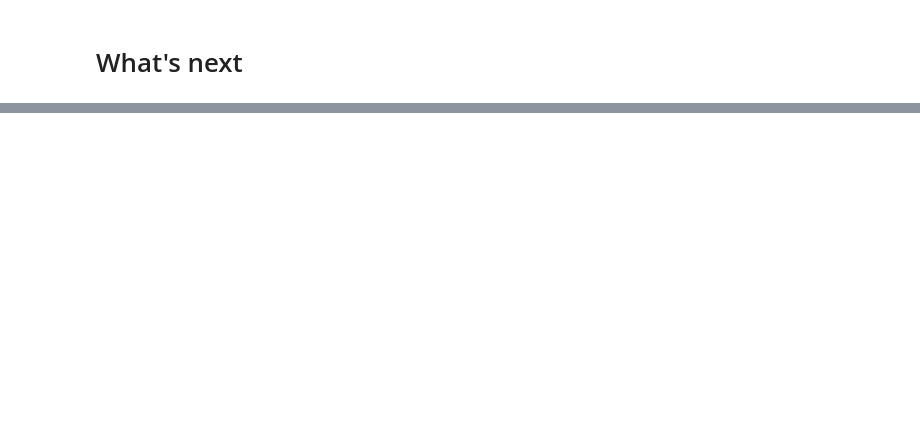
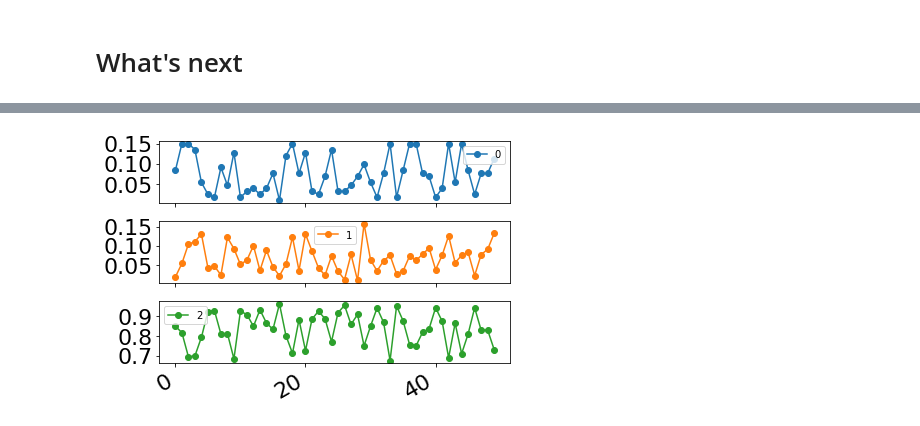
Before and after one commit to demosgill/hierarchyfitting, a Jupyter notebook: V1 - re-understanding GARCH.ipynb, the cells around one changed output, grey strips where cells are left out. Drawn from its saved outputs; the diff is of its cells as text; code cells hidden in the pictures; blank space fills up the shorter version.

```diff
--- a/V1 - re-understanding GARCH.ipynb
+++ b/V1 - re-understanding GARCH.ipynb
@@ -178 +192,6 @@ pd.DataFrame(_Lm_parsG).mean(axis=0)
 dtype: float64
+# %%
+pd.DataFrame(_Lp_parsO).plot(subplots=True,marker='o')
+plt.tight_layout()
+# %% [output]
+[figure, added]
```
Also changed, not shown: parts of 16 cells of this notebook, 4 other files.
